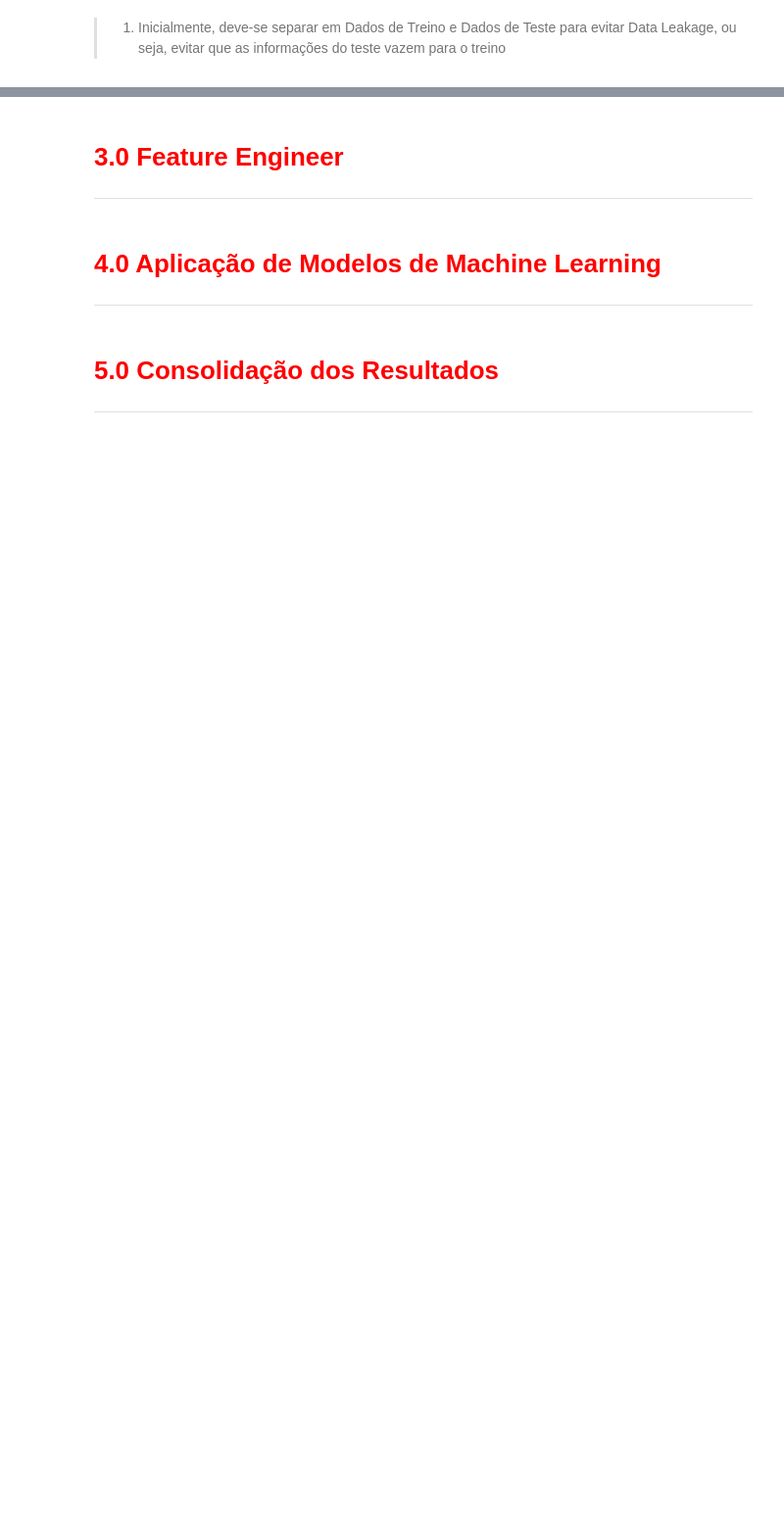
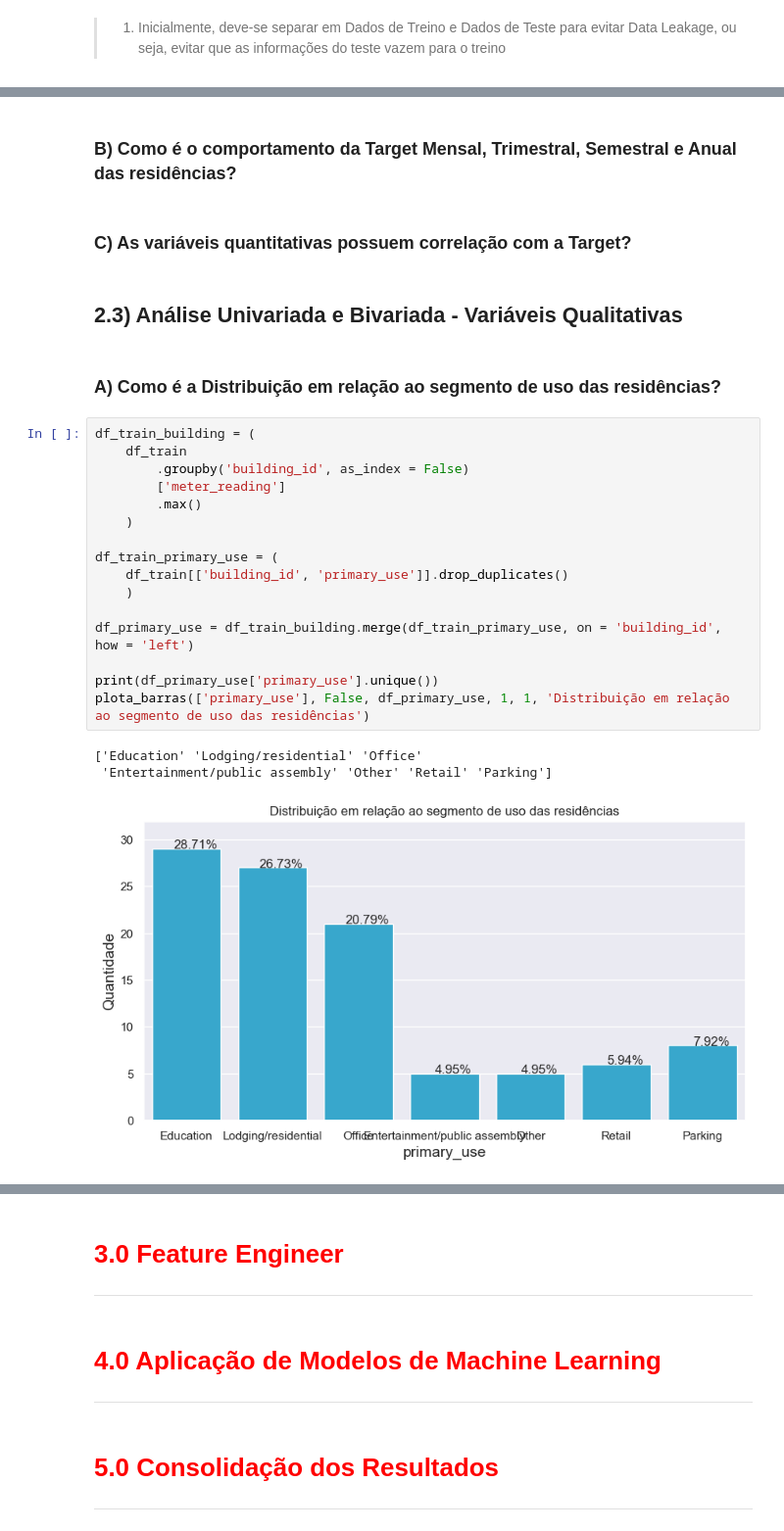
Before and after one commit to leonardovargas10/Modelo_Forecasting_Consumo_Energia, a Jupyter notebook: Modelo_Predicao_Consumo_Energia.ipynb, the cells around one changed output, grey strips where cells are left out. Shown at 98% size. Saved outputs shown, nothing was run; the diff lists cells and outputs as text; blank space fills up the shorter version.

```diff
--- a/Modelo_Predicao_Consumo_Energia.ipynb
+++ b/Modelo_Predicao_Consumo_Energia.ipynb
@@ -876,0 +894,28 @@ df_train_grouped.describe(percentiles= [0.01, 0.05, 0.1, 0.25, 0.50, 0.75, 0.90,
+# %% [markdown]
+### B) Como é o comportamento da Target Mensal, Trimestral, Semestral e Anual das residências?
+# %% [markdown]
+### C) As variáveis quantitativas possuem correlação com a Target?
+# %% [markdown]
+## 2.3) Análise Univariada e Bivariada - Variáveis Qualitativas
+# %% [markdown]
+### A) Como é a Distribuição em relação ao segmento de uso das residências?
+# %%
+df_train_building = (
+    df_train
+        .groupby('building_id', as_index = False)
+        ['meter_reading']
+        .max()
+    )
+
+df_train_primary_use = (
+    df_train[['building_id', 'primary_use']].drop_duplicates()
+    )
+
+df_primary_use = df_train_building.merge(df_train_primary_use, on = 'building_id', how = 'left')
+
+print(df_primary_use['primary_use'].unique())
+plota_barras(['primary_use'], False, df_primary_use, 1, 1, 'Distribuição em relação ao segmento de uso das residências')
+# %% [output]
+['Education' 'Lodging/residential' 'Office'
+ 'Entertainment/public assembly' 'Other' 'Retail' 'Parking']
+[figure, added]
```
Also changed, not shown: parts of 29 cells of this notebook.
